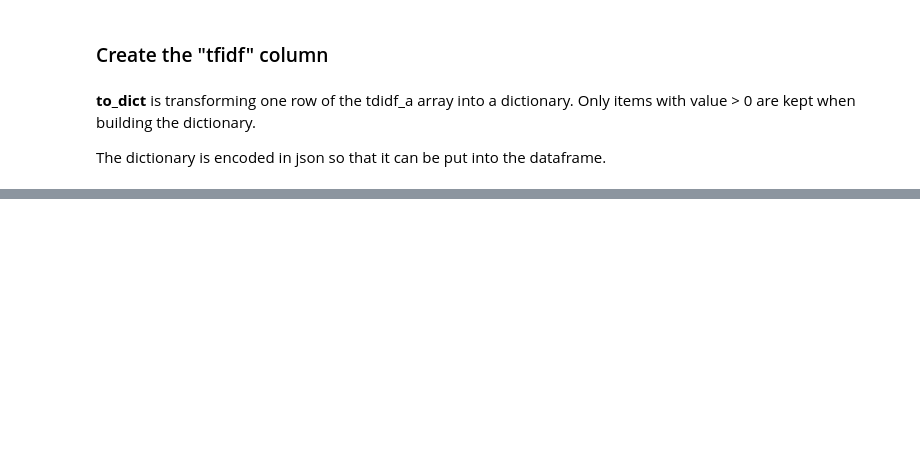
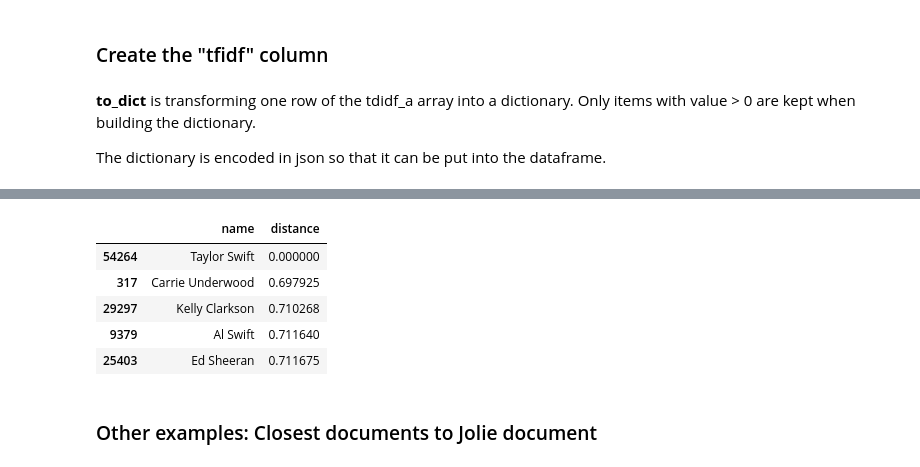
Before and after one commit to ddumet/coursera_machine_learning_foundations, a Jupyter notebook: document_retrieval.ipynb, the cells around one changed output, grey strips where cells are left out. Cells and saved outputs as stored; diff of their text form; code cells hidden in the pictures; blank space fills up the shorter version.

```diff
--- a/document_retrieval.ipynb
+++ b/document_retrieval.ipynb
@@ -165,0 +306,17 @@ OrderedDict([('obama', 0.3983862007203234),
+# %%
+swift_index = people.loc[people.loc[:,"name"] == "Taylor Swift"].index[0]
+# %%
+Nearest_swift_neighbours = neighb.kneighbors(tfidf_3[swift_index])
+# %%
+Nearest_swift_neighbours_df = pd.DataFrame(people.loc[Nearest_swift_neighbours[1][0],"name"])
+Nearest_swift_neighbours_df.insert(1,"distance",Nearest_swift_neighbours[0][0].reshape(-1,1))
+Nearest_swift_neighbours_df
+# %% [output]
+|  | name | distance |
+| 54264 | Taylor Swift | 0.000000 |
+| 317 | Carrie Underwood | 0.697925 |
+| 29297 | Kelly Clarkson | 0.710268 |
+| 9379 | Al Swift | 0.711640 |
+| 25403 | Ed Sheeran | 0.711675 |
+# %% [markdown]
+### Other examples: Closest documents to Jolie document
```
Also changed, not shown: parts of 56 cells of this notebook.
